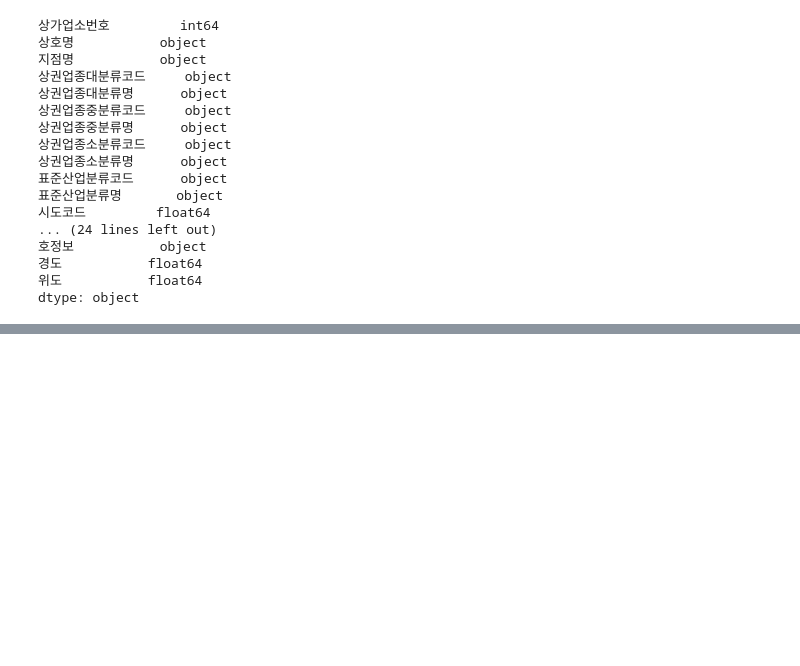
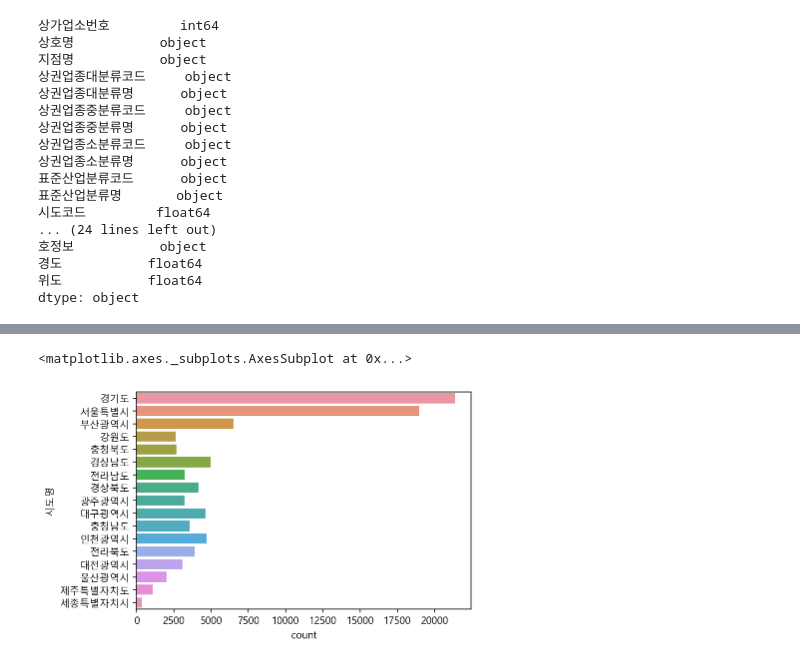
Before and after one commit to ssue-lee/practice, a Jupyter notebook: medical_business_area.ipynb, the cells around one changed output, grey strips where cells are left out. Saved outputs shown, nothing was run; the diff lists cells and outputs as text; code cells hidden in the pictures; blank space fills up the shorter version.

```diff
--- a/medical_business_area.ipynb
+++ b/medical_business_area.ipynb
@@ -112,0 +159,4 @@ dtype: object
+# %%
+# 컬럼명 변경하기
+df_null_count.columns = ["컬럼명", "결측치수"]
+df_null_count.head()
@@ -112,0 +437,6 @@ dtype: object
+# %%
+# seabon의 countplot : x ror y 축 하나만 지정, 자동으로 value_counts
+sns.countplot(data=df, y="시도명")
+# %% [output]
+<matplotlib.axes._subplots.AxesSubplot at 0x...>
+[figure, added]
```
Also changed, not shown: parts of 70 cells of this notebook.
